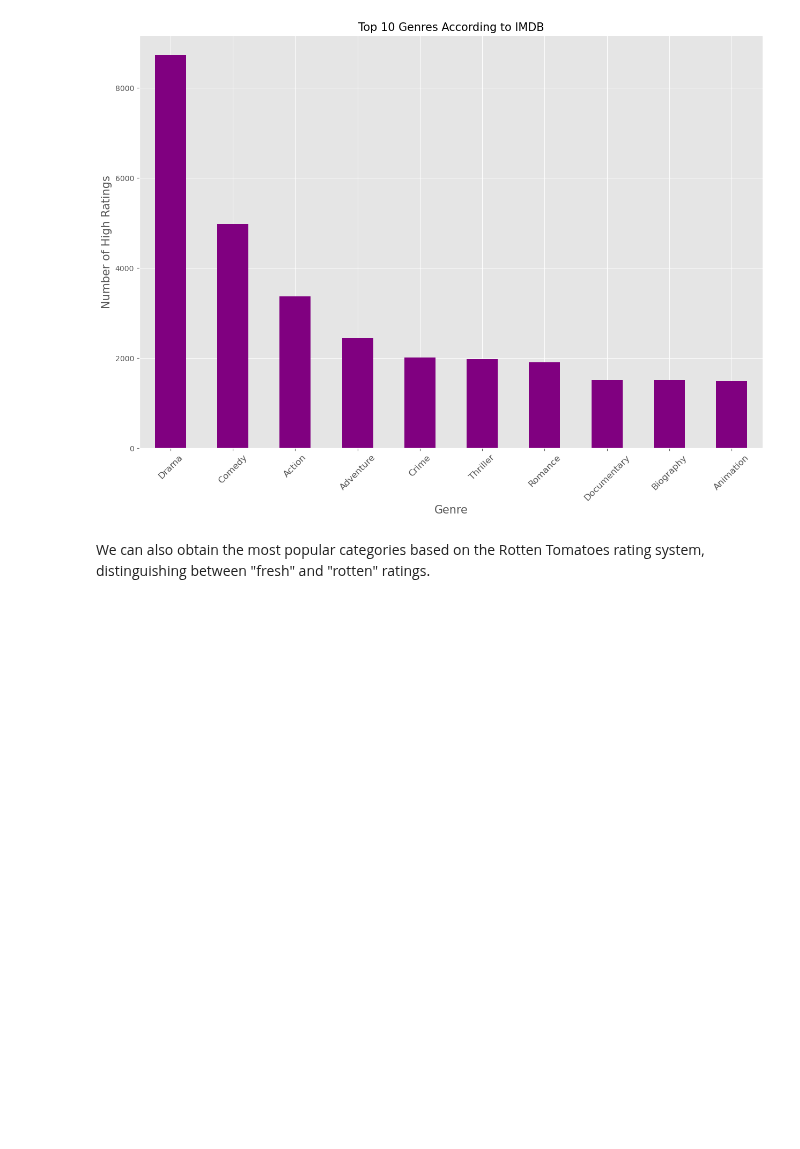
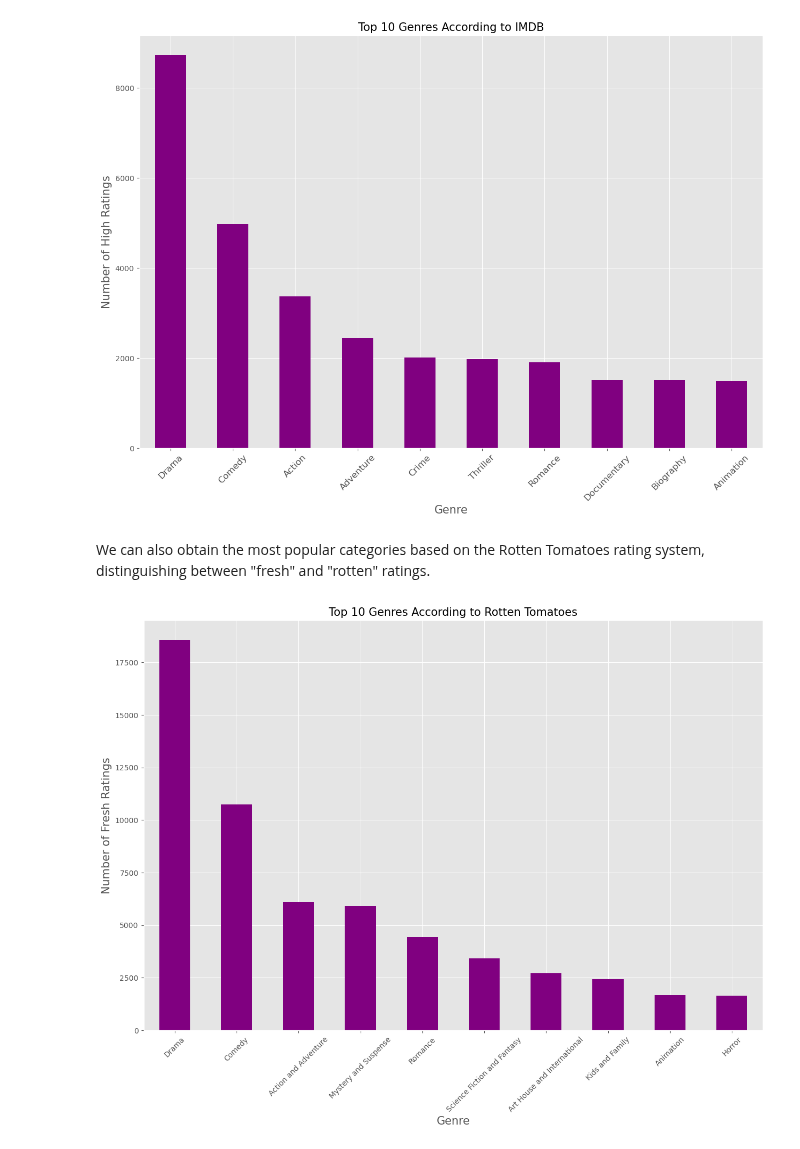
Before and after one commit to clydeochieng/dsc-phase-1-project-v2-4, a Jupyter notebook: student.ipynb, the cells around one changed output. Drawn from its saved outputs; the diff is of its cells as text; code cells hidden in the pictures; blank space fills up the shorter version.

```diff
--- a/student.ipynb
+++ b/student.ipynb
@@ -883,3 +883,28 @@ We can also obtain the most popular categories based on the Rotten Tomatoes rati
 # %%
 #grouping rt_merged by genre and fresh (rating)
 rt_genres = rt_merged.groupby(['genre','fresh']).count()['id'].unstack()
+# %%
+#getting top 10 genres
+rt_genres = rt_genres.sort_values('fresh',ascending = False)[:10]
+# %%
+import matplotlib.pyplot as plt
+
+# Plotting a bar graph of most popular genres according to Rotten Tomatoes
+fig, ax = plt.subplots(figsize=(15,10))
+
+title = 'Top 10 Genres According to Rotten Tomatoes'
+y_label = 'Number of Fresh Ratings'
+x_label = 'Genre'
+
+rt_genres.fresh.plot(kind='bar', color='purple')  # Set the color to purple
+ax.set_title(title, fontsize=15)
+ax.set_ylabel(y_label, fontsize=15)
+ax.set_xlabel(x_label, fontsize=15)
+plt.xticks(rotation=45)
+
+# Save the plot as a PNG file
+plt.savefig('rt_genres_barplot.png')
+
+plt.show()
+# %% [output]
+[figure, added]
```
